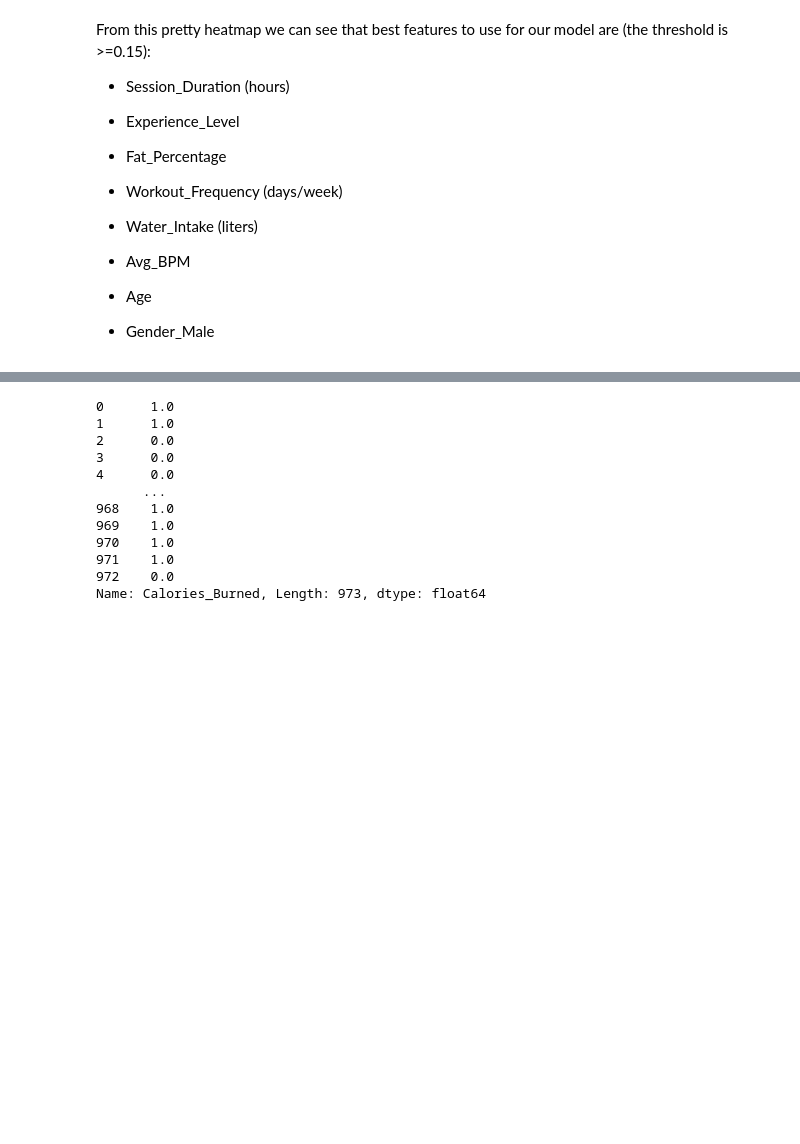
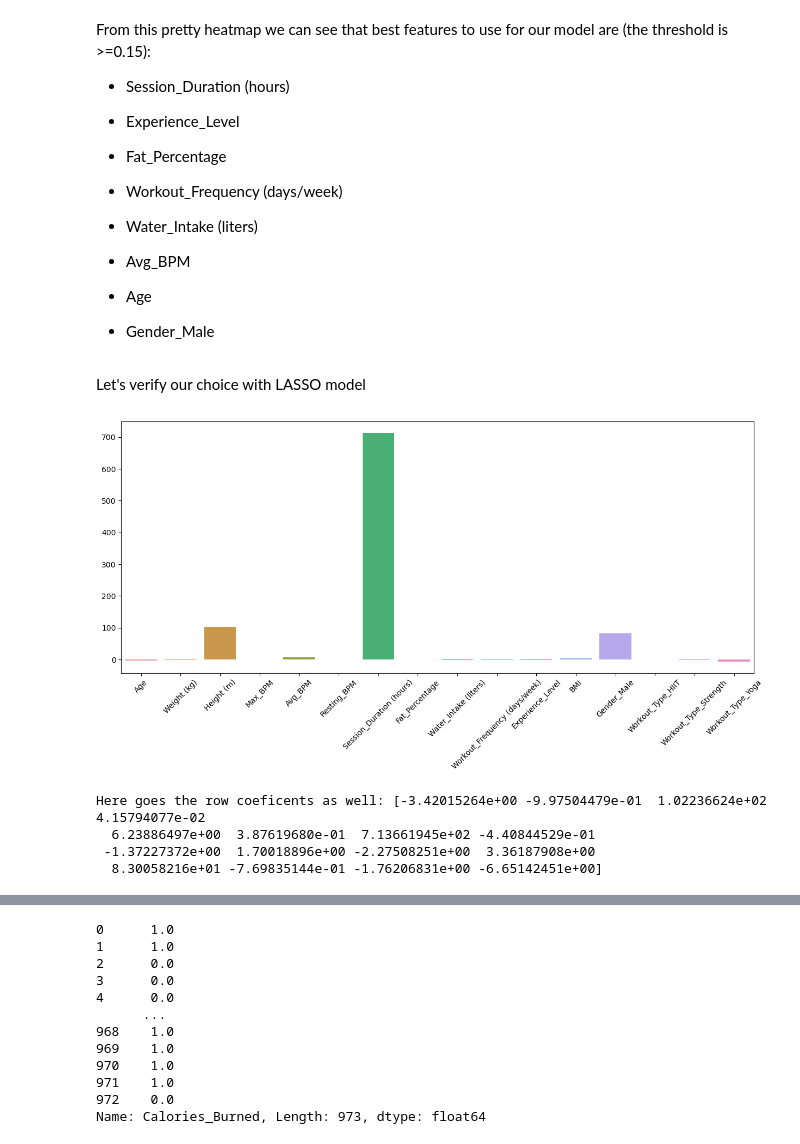
Before and after one commit to Bladwark/FitGym_ML, a Jupyter notebook: FitHym.ipynb, the cells around one changed output, grey strips where cells are left out. Saved outputs shown, nothing was run; the diff lists cells and outputs as text; code cells hidden in the pictures; blank space fills up the shorter version.

Commit message:
Features are selected and first model is tested

```diff
--- a/FitHym.ipynb
+++ b/FitHym.ipynb
@@ -289,3 +284,21 @@ From this pretty heatmap we can see that best features to use for our model are
 - Age
 
 - Gender_Male
+# %% [markdown]
+Let's verify our choice with LASSO model
+# %%
+
+lasso = Lasso(alpha=0.01)
+lasso_coef = lasso.fit(df_one_hot_encoded_no_target, target).coef_
+plt.figure(figsize=(15, 6))
+figure = sns.barplot(x=df_one_hot_encoded_no_target.columns, y=lasso_coef)
+figure.set_xlabel('')
+plt.xticks(rotation=45)
+plt.show()
+print(f"Here goes the row coeficents as well: {lasso_coef}")
+# %% [output]
+[figure, added]
+Here goes the row coeficents as well: [-3.42015264e+00 -9.97504479e-01  1.02236624e+02  4.15794077e-02
+  6.23886497e+00  3.87619680e-01  7.13661945e+02 -4.40844529e-01
+ -1.37227372e+00  1.70018896e+00 -2.27508251e+00  3.36187908e+00
+  8.30058216e+01 -7.69835144e-01 -1.76206831e+00 -6.65142451e+00]
```
Also changed, not shown: parts of 37 cells of this notebook.
